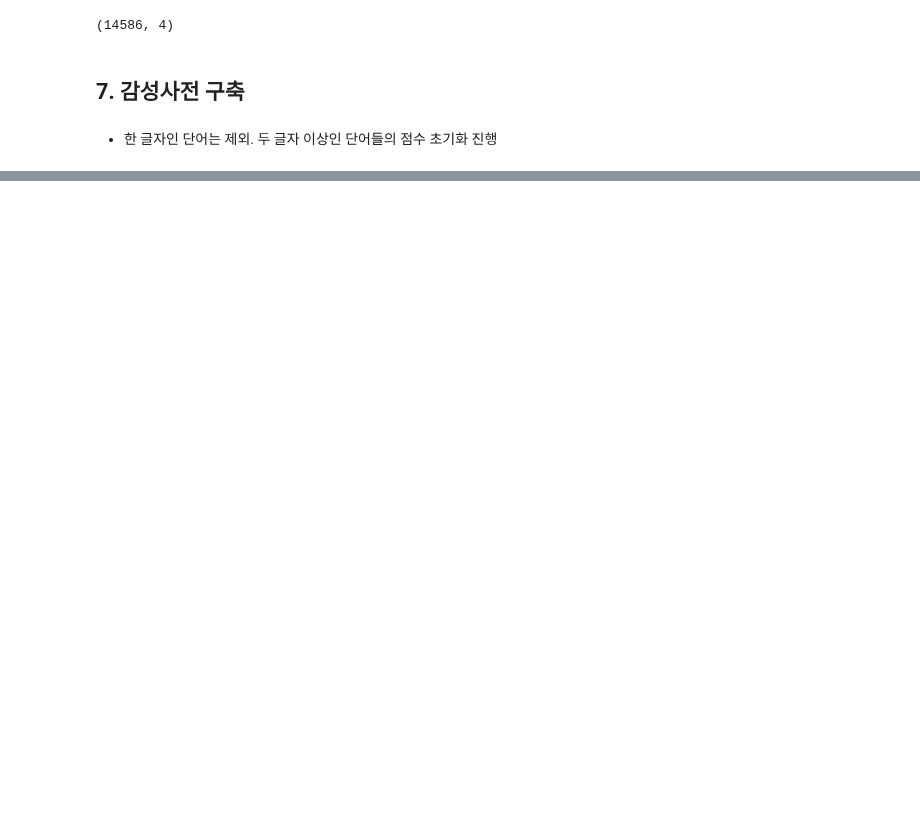
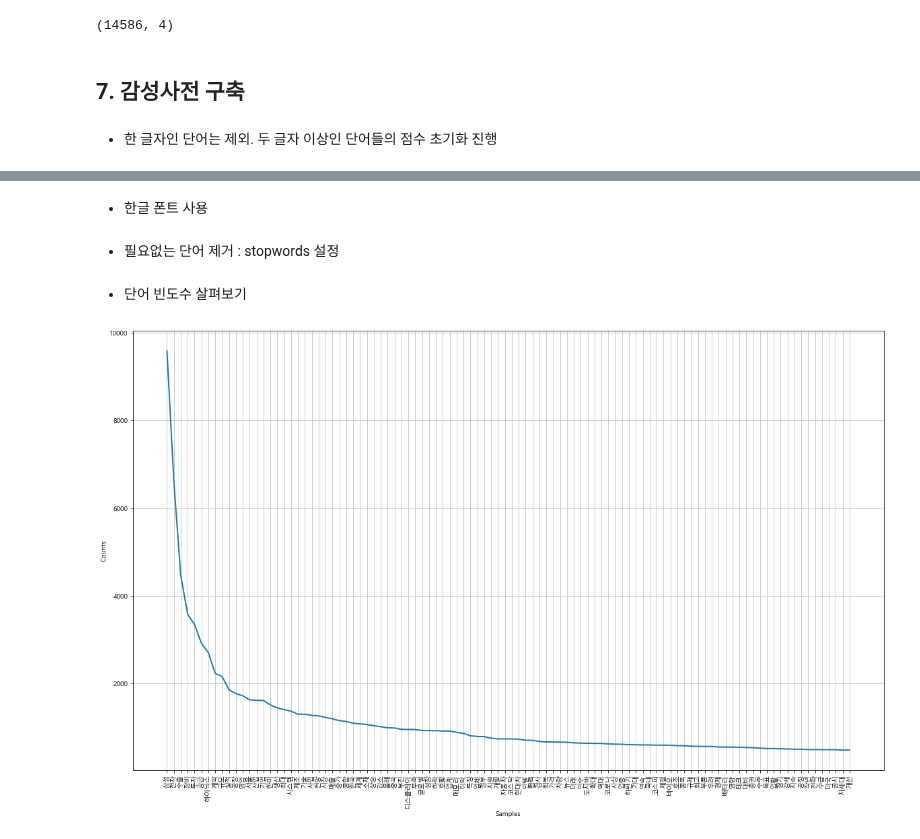
Before and after one commit to youngai1112/HK_Project, a Jupyter notebook: 7.1_뉴스데이터감성분석/01_뉴스데이터감성분석.ipynb, the cells around one changed output, grey strips where cells are left out. Saved outputs shown, nothing was run; the diff lists cells and outputs as text; code cells hidden in the pictures; blank space fills up the shorter version.

```diff
--- a/7.1_뉴스데이터감성분석/01_뉴스데이터감성분석.ipynb
+++ b/7.1_뉴스데이터감성분석/01_뉴스데이터감성분석.ipynb
@@ -546,0 +606,7 @@ vocab
+# %%
+# 'nouns' 컬럼 데이터 리스트로 변환
+nouns_list_train = []
+
+for i in range(0, len(train_data.nouns.to_list())):
+    noun = train_data.nouns.to_list()[i]
+    nouns_list_train.append(noun)
@@ -546,0 +621,6 @@ vocab
+# %%
+# 'nouns' 컬럼 데이터 단어 데이터 합치기
+nouns_total_train = []
+
+for i in range(0, len(nouns_list_train)):
+    nouns_total_train += nouns_list_train[i]
@@ -546,0 +670,24 @@ vocab
+# %% [markdown]
+- 한글 폰트 사용
+# %%
+mpl.rcParams['axes.unicode_minus'] = False
+plt.rcParams['font.family'] = 'Malgun Gothic'
+# %% [markdown]
+- 필요없는 단어 제거 : stopwords 설정
+# %%
+# 불용어 지정
+stopwords = "램 사 액 첫 제 세 달 내년 반도체 분기 억 월 차 년 중 주 일 등 조 억원 용 익 위 개월 이재용 것 조원 초"
+stop_list = stopwords.split()
+
+# stop_list에 없는 단어만 추출 > 리스트를 만들 것
+words_list = [word for word in nouns_total_train if word not in stop_list]
+# %% [markdown]
+- 단어 빈도수 살펴보기
+# %%
+words = nltk.Text(words_list)
+plt.figure(figsize=(20,12))
+# 많이 사용된 단어 보여주기
+words.plot(100)
+plt.show()
+# %% [output]
+[figure, added]
```
Also changed, not shown: parts of 25 cells of this notebook.
